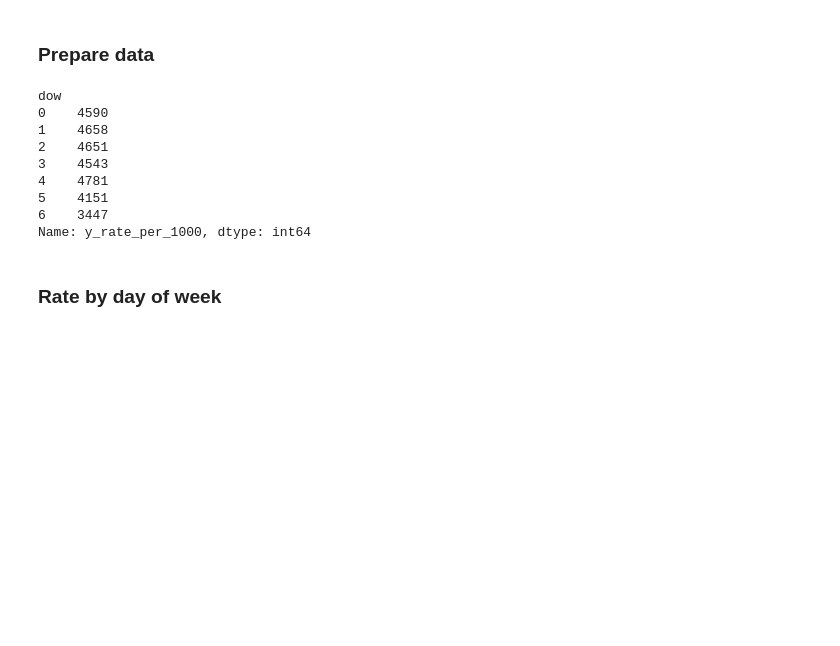
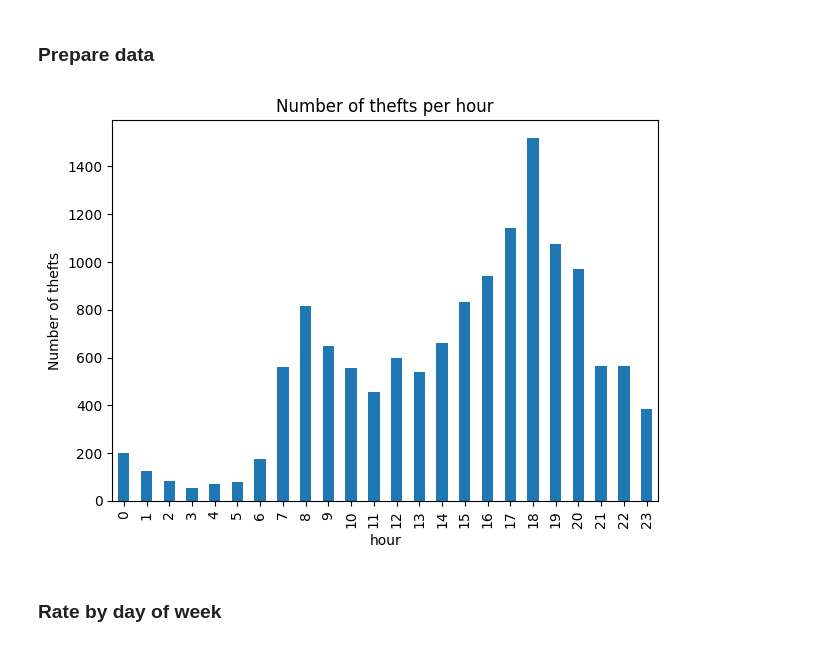
Before and after one commit to vsokoltsov/berlin-bicycle-thefts, a Jupyter notebook: notebooks/02_eda.ipynb, the cells around one changed output. Drawn from its saved outputs; the diff is of its cells as text; code cells hidden in the pictures; blank space fills up the shorter version.

```diff
--- a/notebooks/02_eda.ipynb
+++ b/notebooks/02_eda.ipynb
@@ -393,18 +413,20 @@ rate_by_month = (daily.groupby("month")["y_rate_per_1000"]
                  .count().reindex(range(1,13)))
 events_by_hour = (df.groupby("start_hour").size()
                   .reindex(range(24), fill_value=0))
-# %%
-daily.groupby('dow')['y_rate_per_1000'].count()
-# %% [output]
-dow
-0    4590
-1    4658
-2    4651
-3    4543
-4    4781
-5    4151
-6    3447
-Name: y_rate_per_1000, dtype: int64
+# %%
+thefts_per_hour = df.groupby('start_hour')['created_at'].count()
+plt.figure()
+thefts_per_hour.plot(kind='bar')
+plt.title("Number of thefts per hour")
+plt.xlabel("hour")
+plt.ylabel("Number of thefts")
+plt.tight_layout()
+plt.savefig(
+    os.path.join(FIGURES, "eda_theft_per_hour.png")
+)
+plt.show()
+# %% [output]
+[figure, added]
 # %% [markdown]
 ### Rate by day of week
 # %%
```
Also changed, not shown: parts of 9 cells of this notebook, 1 other file.
